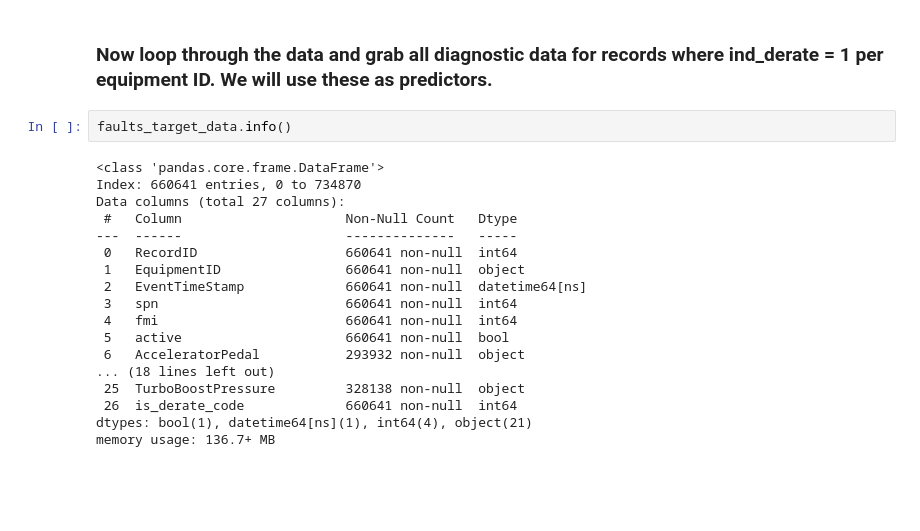
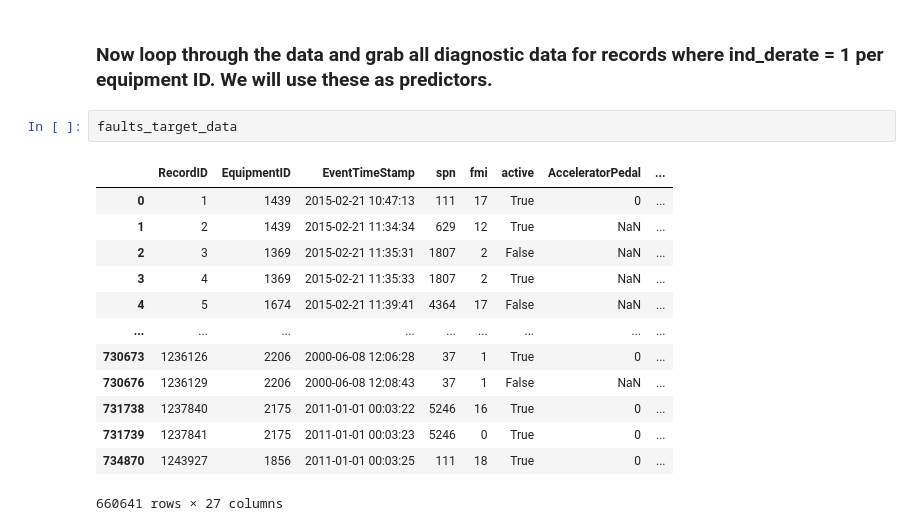
Before and after one commit to nss-data-science-cohort-8/big-g-volvo, a Jupyter notebook: notebooks/Big-G-Express-nitin-2.ipynb, the cells around one changed output. Drawn from its saved outputs; the diff is of its cells as text; blank space fills up the shorter version.

```diff
--- a/notebooks/Big-G-Express-nitin-2.ipynb
+++ b/notebooks/Big-G-Express-nitin-2.ipynb
@@ -575,22 +626,18 @@ Name: count, dtype: int64
 # %% [markdown]
 ### Now loop through the data and grab all diagnostic data for records where ind_derate = 1 per equipment ID. We will use these as predictors.
 # %%
-faults_target_data.info()
+faults_target_data
 # %% [output]
+|  | RecordID | EquipmentID | EventTimeStamp | spn | fmi | active | AcceleratorPedal | ... |
+| 0 | 1 | 1439 | 2015-02-21 10:47:13 | 111 | 17 | True | 0 | ... |
+| 1 | 2 | 1439 | 2015-02-21 11:34:34 | 629 | 12 | True | NaN | ... |
+| 2 | 3 | 1369 | 2015-02-21 11:35:31 | 1807 | 2 | False | NaN | ... |
+| 3 | 4 | 1369 | 2015-02-21 11:35:33 | 1807 | 2 | True | NaN | ... |
+| 4 | 5 | 1674 | 2015-02-21 11:39:41 | 4364 | 17 | False | NaN | ... |
+| ... | ... | ... | ... | ... | ... | ... | ... | ... |
+| 730673 | 1236126 | 2206 | 2000-06-08 12:06:28 | 37 | 1 | True | 0 | ... |
+| 730676 | 1236129 | 2206 | 2000-06-08 12:08:43 | 37 | 1 | False | NaN | ... |
+| 731738 | 1237840 | 2175 | 2011-01-01 00:03:22 | 5246 | 16 | True | 0 | ... |
+| 731739 | 1237841 | 2175 | 2011-01-01 00:03:23 | 5246 | 0 | True | 0 | ... |
+| 734870 | 1243927 | 1856 | 2011-01-01 00:03:25 | 111 | 18 | True | 0 | ... |
-<class 'pandas.core.frame.DataFrame'>
-Index: 660641 entries, 0 to 734870
-Data columns (total 27 columns):
- #   Column                     Non-Null Count   Dtype
----  ------                     --------------   -----
- 0   RecordID                   660641 non-null  int64
- 1   EquipmentID                660641 non-null  object
- 2   EventTimeStamp             660641 non-null  datetime64[ns]
- 3   spn                        660641 non-null  int64
- 4   fmi                        660641 non-null  int64
- 5   active                     660641 non-null  bool
- 6   AcceleratorPedal           293932 non-null  object
-... (18 lines left out)
- 25  TurboBoostPressure         328138 non-null  object
- 26  is_derate_code             660641 non-null  int64
-dtypes: bool(1), datetime64[ns](1), int64(4), object(21)
-memory usage: 136.7+ MB
+660641 rows × 27 columns
```
Also changed, not shown: parts of 8 cells of this notebook.
